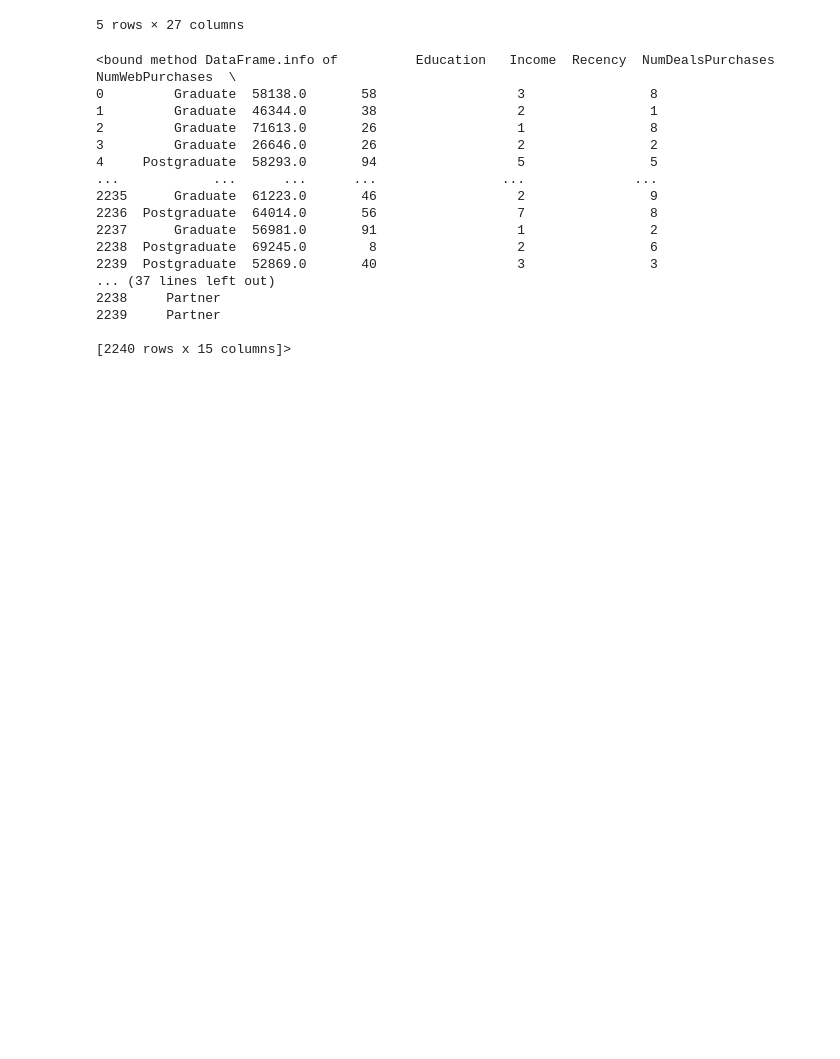
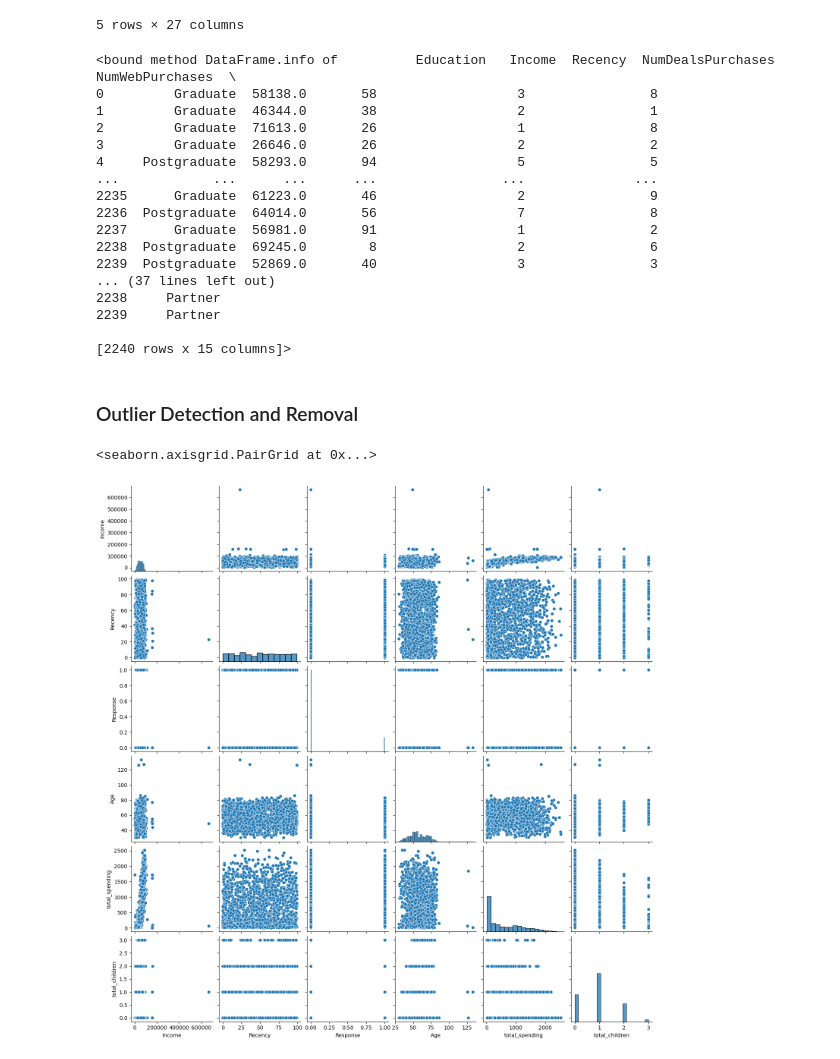
Before and after one commit to Tabby-rohit/Smart_Cart_Project, a Jupyter notebook: smart_cart.ipynb, the cells around one changed output. Saved outputs shown, nothing was run; the diff lists cells and outputs as text; code cells hidden in the pictures; blank space fills up the shorter version.

Commit message:
done with outlier detection and cleaning

```diff
--- a/smart_cart.ipynb
+++ b/smart_cart.ipynb
@@ -117,3 +124,11 @@ df_cleaned.info
 2239     Partner
 
 [2240 rows x 15 columns]>
+# %% [markdown]
+### Outlier Detection and Removal
+# %%
+cols=["Income","Recency","Response","Age","total_spending","total_children"]
+sns.pairplot(df_cleaned[cols])
+# %% [output]
+<seaborn.axisgrid.PairGrid at 0x...>
+[figure, added]
```
Also changed, not shown: parts of 2 cells of this notebook.
